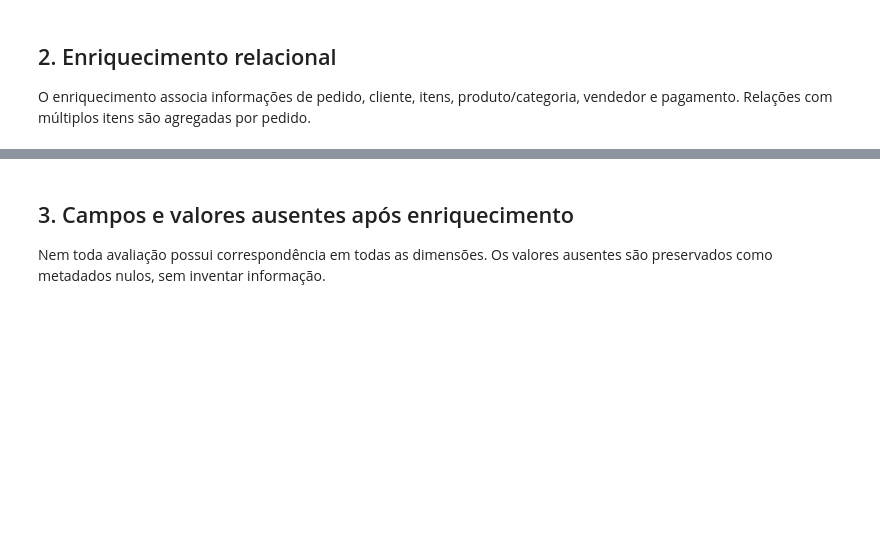
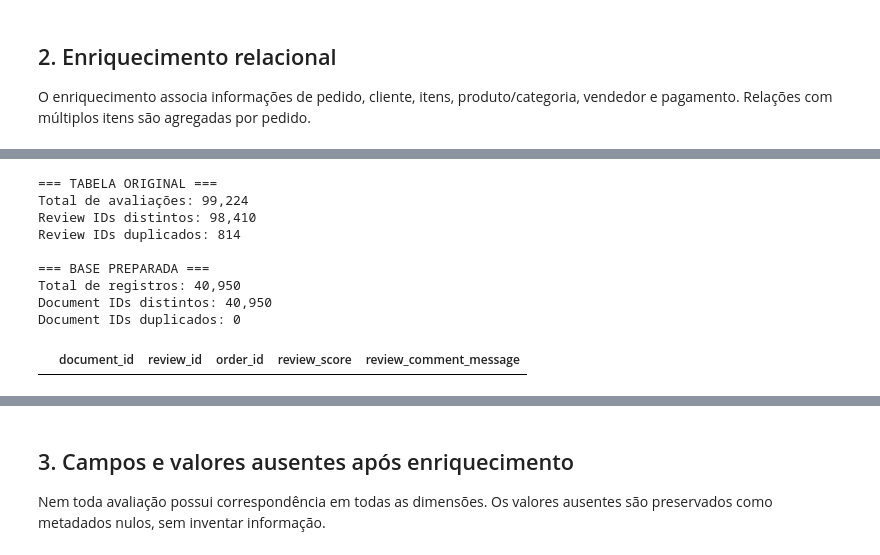
Before and after one commit to EdsonDoro/TechChallenge-Fase4, a Jupyter notebook: notebooks/02_preparacao_base.ipynb, the cells around one changed output, grey strips where cells are left out. Saved outputs shown, nothing was run; the diff lists cells and outputs as text; code cells hidden in the pictures; blank space fills up the shorter version.

```diff
--- a/notebooks/02_preparacao_base.ipynb
+++ b/notebooks/02_preparacao_base.ipynb
@@ -51,0 +82,37 @@ display(prepared.head())
+# %%
+# Verifica duplicidade na tabela original
+reviews = raw["reviews"]
+
+print("=== TABELA ORIGINAL ===")
+print(f"Total de avaliações: {len(reviews):,}")
+print(f"Review IDs distintos: {reviews['review_id'].nunique():,}")
+print(f"Review IDs duplicados: {reviews['review_id'].duplicated().sum():,}")
+
+# Verifica duplicidade após o enriquecimento
+print("\n=== BASE PREPARADA ===")
+print(f"Total de registros: {len(prepared):,}")
+print(f"Document IDs distintos: {prepared['document_id'].nunique():,}")
+print(f"Document IDs duplicados: {prepared['document_id'].duplicated().sum():,}")
+
+# Exibe exemplos dos IDs duplicados
+duplicados = prepared[
+    prepared["document_id"].duplicated(keep=False)
+].sort_values("document_id")
+
+display(
+    duplicados[
+        ["document_id", "review_id", "order_id", "review_score",
+         "review_comment_message"]
+    ].head(20)
+)
+# %% [output]
+=== TABELA ORIGINAL ===
+Total de avaliações: 99,224
+Review IDs distintos: 98,410
+Review IDs duplicados: 814
+
+=== BASE PREPARADA ===
+Total de registros: 40,950
+Document IDs distintos: 40,950
+Document IDs duplicados: 0
+|  | document_id | review_id | order_id | review_score | review_comment_message |
```
Also changed, not shown: parts of 8 cells of this notebook, 3 other files.
